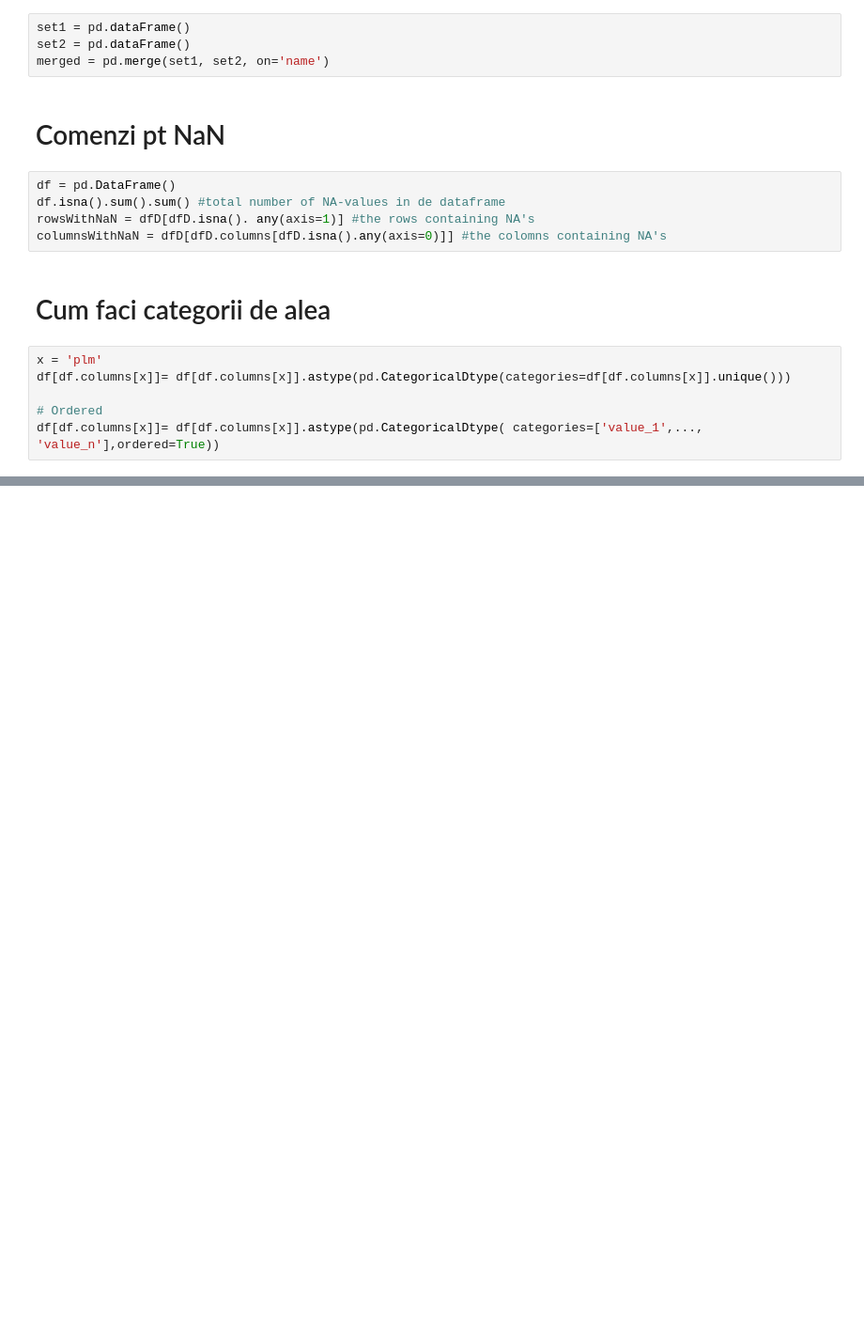
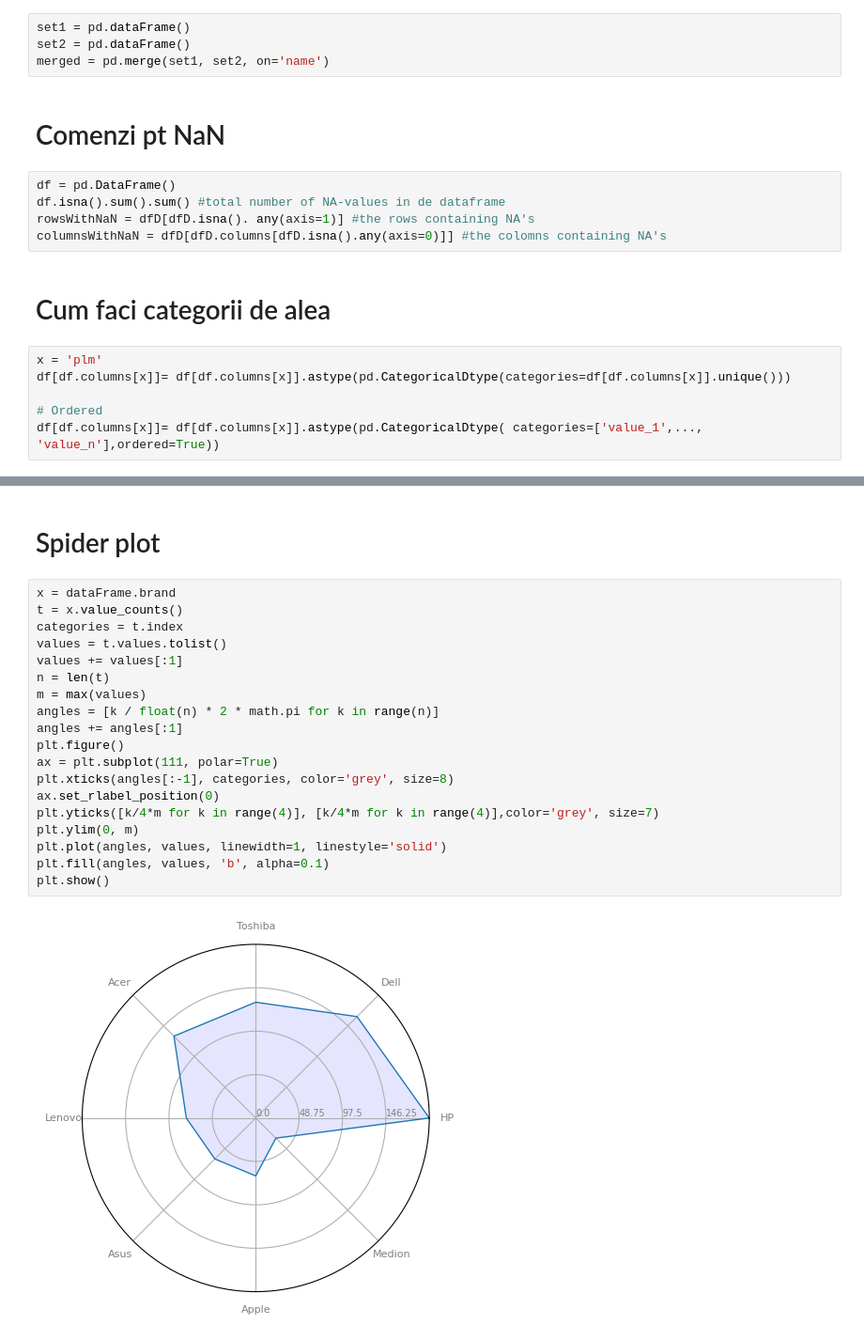
Before and after one commit to DUCU1/DataAndAI, a Jupyter notebook: Code/Functions/Comanezi.ipynb, the cells around one changed output, grey strips where cells are left out. Shown at 94% size. Saved outputs shown, nothing was run; the diff lists cells and outputs as text; blank space fills up the shorter version.

```diff
--- a/Code/Functions/Comanezi.ipynb
+++ b/Code/Functions/Comanezi.ipynb
@@ -81,0 +118,23 @@ df[df.columns[x]]= df[df.columns[x]].astype(pd.CategoricalDtype( categories=['va
+# %% [markdown]
+# Spider plot
+# %%
+x = dataFrame.brand
+t = x.value_counts()
+categories = t.index
+values = t.values.tolist()
+values += values[:1]
+n = len(t)
+m = max(values)
+angles = [k / float(n) * 2 * math.pi for k in range(n)]
+angles += angles[:1]
+plt.figure()
+ax = plt.subplot(111, polar=True)
+plt.xticks(angles[:-1], categories, color='grey', size=8)
+ax.set_rlabel_position(0)
+plt.yticks([k/4*m for k in range(4)], [k/4*m for k in range(4)],color='grey', size=7)
+plt.ylim(0, m)
+plt.plot(angles, values, linewidth=1, linestyle='solid')
+plt.fill(angles, values, 'b', alpha=0.1)
+plt.show()
+# %% [output]
+[figure, added]
```
Also changed, not shown: parts of 10 cells of this notebook, 2 other files.
